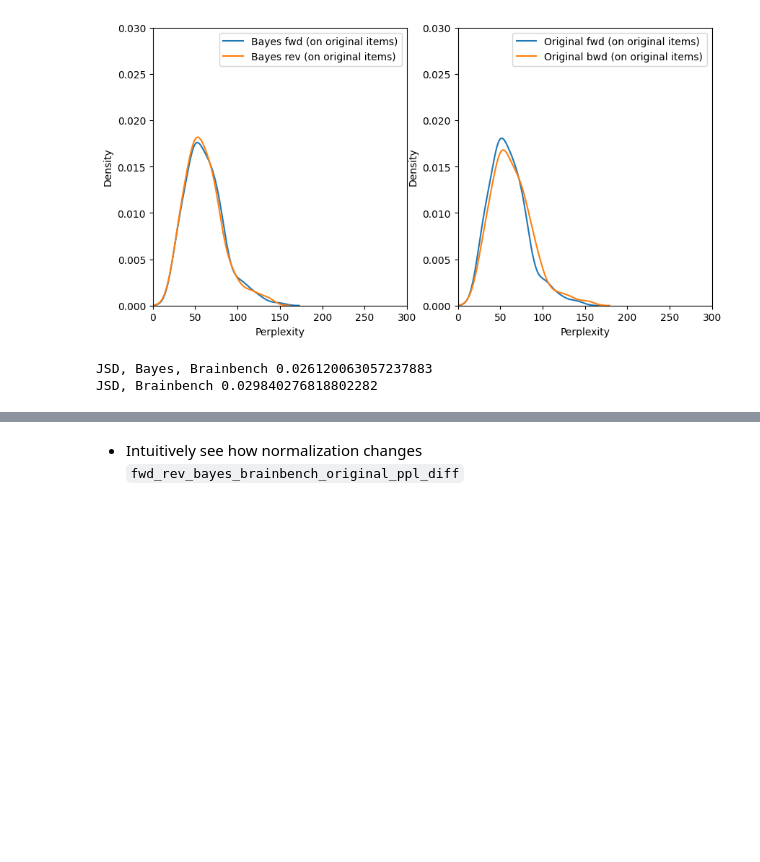
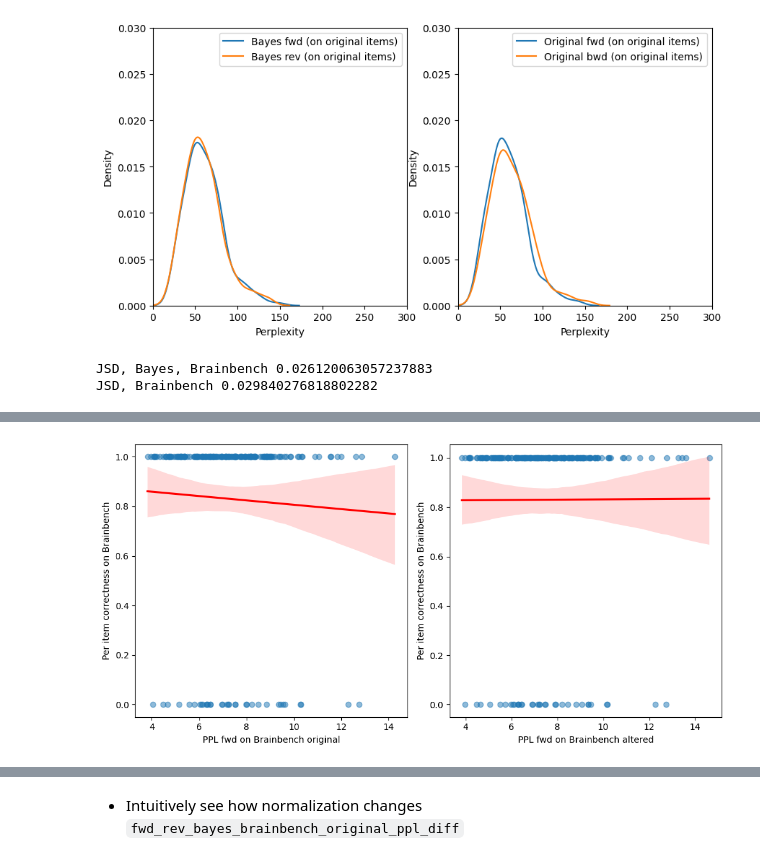
Before and after one commit to braingpt-lovelab/backwards, a Jupyter notebook: analyses/explore_ppl_diff_bayes.ipynb, the cells around one changed output, grey strips where cells are left out. Saved outputs shown, nothing was run; the diff lists cells and outputs as text; code cells hidden in the pictures; blank space fills up the shorter version.

```diff
--- a/analyses/explore_ppl_diff_bayes.ipynb
+++ b/analyses/explore_ppl_diff_bayes.ipynb
@@ -362,0 +661,93 @@ norm_altered_original_ppl_diff = True
+# %%
+model_name = "facebook/galactica-6.7b"
+model_name = "mistralai/Mistral-7B-v0.1"
+
+tokenizer = transformers.AutoTokenizer.from_pretrained(model_name)
+
+mistral_brainbench_ppls_path = f"model_results/{model_name.replace('/', '--')}/human_abstracts/PPL_A_and_B.npy"
+mistral_brainbench_labels_path = f"model_results/{model_name.replace('/', '--')}/human_abstracts/labels.npy"
+
+mistral_brainbench_ppls = np.load(mistral_brainbench_ppls_path)
+mistral_brainbench_labels = np.load(mistral_brainbench_labels_path)
+
+mistral_brainbench_ppls_original, mistral_brainbench_ppls_altered, mistral_brainbench_ppls_diff \
+    = _ppl_original_ppl_altered_and_ppl_diff(mistral_brainbench_ppls, mistral_brainbench_labels)
+
+
+mistral_brainbench_per_item_correctness = _per_item_correctness(mistral_brainbench_ppls, mistral_brainbench_labels)
+print(f"Acc = {np.mean(mistral_brainbench_per_item_correctness)}")
+
+fig, axes = plt.subplots(1, 2, figsize=(10, 5))
+
+# subplot 0: mistral Brainbench (x-axis: Brainbench original)
+axes[0].scatter(
+    mistral_brainbench_ppls_original,
+    mistral_brainbench_per_item_correctness,
+    alpha=0.5,
+)
+
+axes[0].set_xlabel("PPL fwd on Brainbench original")
+axes[0].set_ylabel("Per item correctness on Brainbench")
+
+# Fit line
+sns.regplot(
+    x=mistral_brainbench_ppls_original,
+    y=mistral_brainbench_per_item_correctness,
+    ax=axes[0],
+    scatter=False,
+    color="red",
+)
+# Plot slope significance
+slope, intercept, r_value, p_value, std_err = stats.linregress(
+    mistral_brainbench_ppls_original, mistral_brainbench_per_item_correctness
+)
+print("\nMistral model (x-axis: Brainbench original)")
+print("-" * 20)
+print("Slope:", slope)
+print("Intercept:", intercept)
+print("R-squared:", r_value**2)
+print("P-value:", p_value)
+print("-" * 20)
+x = mistral_brainbench_ppls_original
+y = mistral_brainbench_per_item_correctness
+x = sm.add_constant(x)
+model = sm.Logit(y, x)
+result = model.fit()
+print(result.summary())
+plt.tight_layout()
+
+# subplot 1: mistral Brainbench (x-axis: Brainbench altered)
+axes[1].scatter(
+    mistral_brainbench_ppls_altered,
+    mistral_brainbench_per_item_correctness,
+    alpha=0.5,
+)
+axes[1].set_xlabel("PPL fwd on Brainbench altered")
+axes[1].set_ylabel("Per item correctness on Brainbench")
+# Fit line
+sns.regplot(
+    x=mistral_brainbench_ppls_altered,
+    y=mistral_brainbench_per_item_correctness,
+    ax=axes[1],
+    scatter=False,
+    color="red",
+)
+# Plot slope significance
+slope, intercept, r_value, p_value, std_err = stats.linregress(
+    mistral_brainbench_ppls_altered, mistral_brainbench_per_item_correctness
+)
+print("\nMistral model (x-axis: Brainbench altered)")
+print("-" * 20)
+print("Slope:", slope)
+print("Intercept:", intercept)
+print("R-squared:", r_value**2)
+print("P-value:", p_value)
+print("-" * 20)
+x = mistral_brainbench_ppls_altered
+y = mistral_brainbench_per_item_correctness
+x = sm.add_constant(x)
+model = sm.Logit(y, x)
+result = model.fit()
+print(result.summary())
+plt.tight_layout()
+# %% [output]
@@ -362,0 +771 @@ norm_altered_original_ppl_diff = True
+[figure, added]
```
Also changed, not shown: parts of 15 cells of this notebook.
